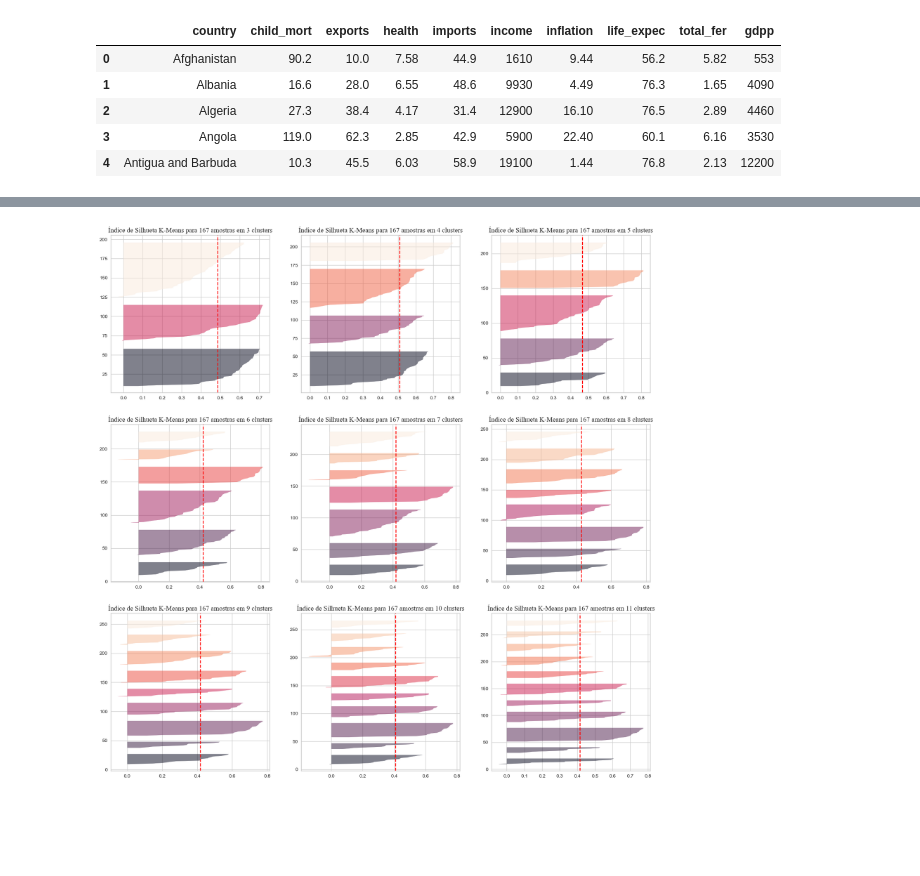
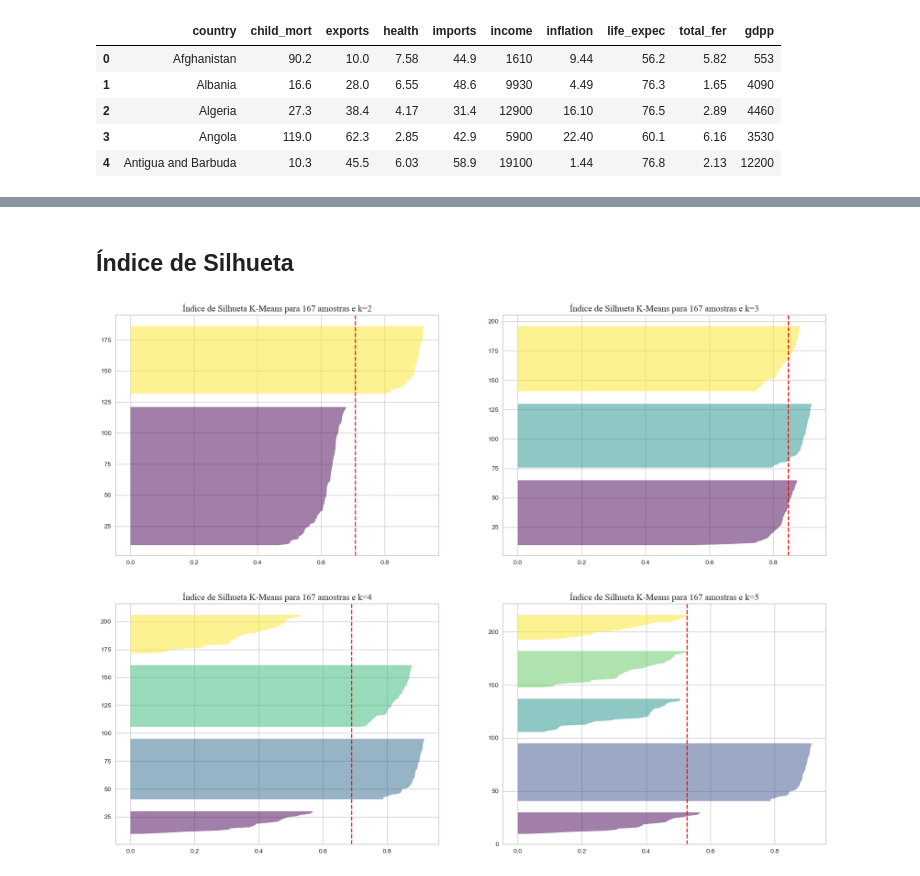
Before and after one commit to rabreu/Infnet-MIT-IA-Clustering-PD-25E4_2, a Jupyter notebook: Infnet-MIT-IA-Clustering-PdD001.ipynb, the cells around one changed output, grey strips where cells are left out. Drawn from its saved outputs; the diff is of its cells as text; code cells hidden in the pictures; blank space fills up the shorter version.

```diff
--- a/Infnet-MIT-IA-Clustering-PdD001.ipynb
+++ b/Infnet-MIT-IA-Clustering-PdD001.ipynb
@@ -73,0 +81,2 @@ country_data_df.head()
+# %%
+N_COUNTRIES=country_data_df['country'].count()
@@ -113,21 +146,23 @@ sb.despine()
+# %% [markdown]
+## Índice de Silhueta
 # %%
-X, labels = make_blobs(n_samples=167, n_features=2, centers=7, random_state=0)
+X, labels = make_blobs(n_samples=N_COUNTRIES, n_features=2, random_state=42)
 X_scaled = StandardScaler().fit_transform(X)
 # %%
-f, ax = plt.subplots(3, 3)
-f.set_figheight(20)
+f, ax = plt.subplots(2, 2)
+f.set_figheight(15)
 f.set_figwidth(20)
 
-for i in range(3,12):
-    kmeans = KMeans(n_clusters=i, random_state=0)
-    q, mod = divmod(i, 3)
+for i in range(2,6):
+    kmeans = KMeans(n_clusters=i, random_state=42)
+    q, mod = divmod(i, 2)
     sv = SilhouetteVisualizer(
         kmeans,
-        colors='rocket',
+        colors='viridis',
         is_fitted='auto',
-        ax=ax[q-4][mod-3]
+        ax=ax[q-1][mod-2]
     )
-    ax[q-4][mod-3].set_title(f'Índice de Silhueta K-Means para {len(X)} amostras em {i} clusters', fontfamily='Times New Roman', fontsize=14)
+    ax[q-1][mod-2].set_title(f'Índice de Silhueta K-Means para {len(X)} amostras e k={i}', fontfamily='Times New Roman', fontsize=14)
     sv.fit(X)
 # %% [output]
-[figure, old version]
+[figure, new version]
```
Also changed, not shown: parts of 17 cells of this notebook.
